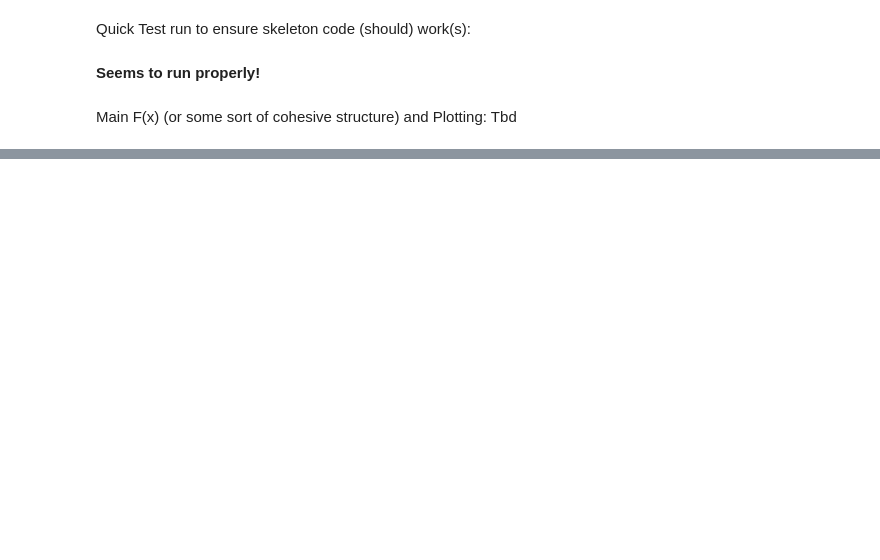
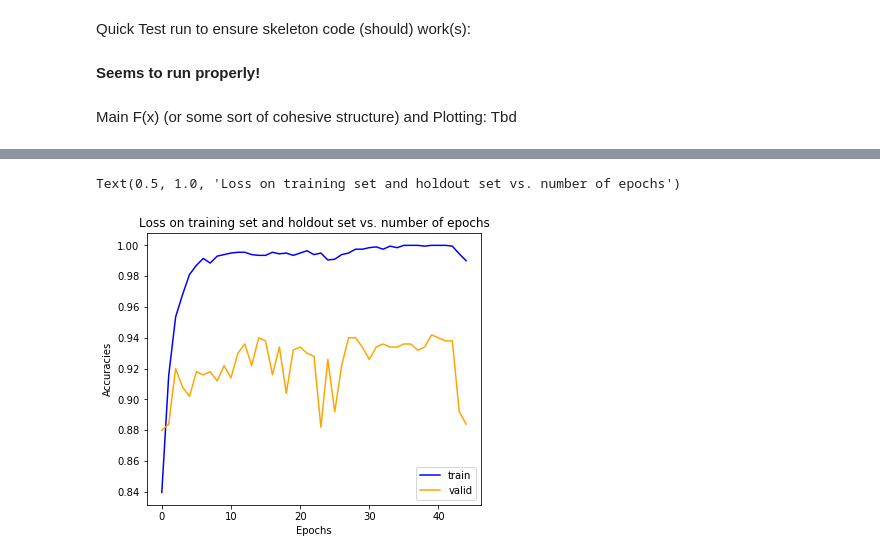
Before and after one commit to adamklie/STR_crazy, a Jupyter notebook: bin/Training.ipynb, the cells around one changed output, grey strips where cells are left out. Saved outputs shown, nothing was run; the diff lists cells and outputs as text; code cells hidden in the pictures; blank space fills up the shorter version.

```diff
--- a/bin/Training.ipynb
+++ b/bin/Training.ipynb
@@ -232,0 +268,12 @@ Main F(x) (or some sort of cohesive structure) and Plotting: Tbd
+# %%
+# Accuracy plotting
+fig,ax = plt.subplots(figsize=(6,5))
+ax.set_ylabel('Accuracies')
+ax.set_xlabel('Epochs')
+_=ax.plot(range(0, 44+1), t_accs,'b-',color="blue",label="train")
+_=ax.plot(range(0, 44+1), val_accs,'b-',color="orange",label="valid")
+plt.legend()
+plt.title("Loss on training set and holdout set vs. number of epochs")
+# %% [output]
+Text(0.5, 1.0, 'Loss on training set and holdout set vs. number of epochs')
+[figure, added]
```
Also changed, not shown: parts of 14 cells of this notebook, 8 other files.
